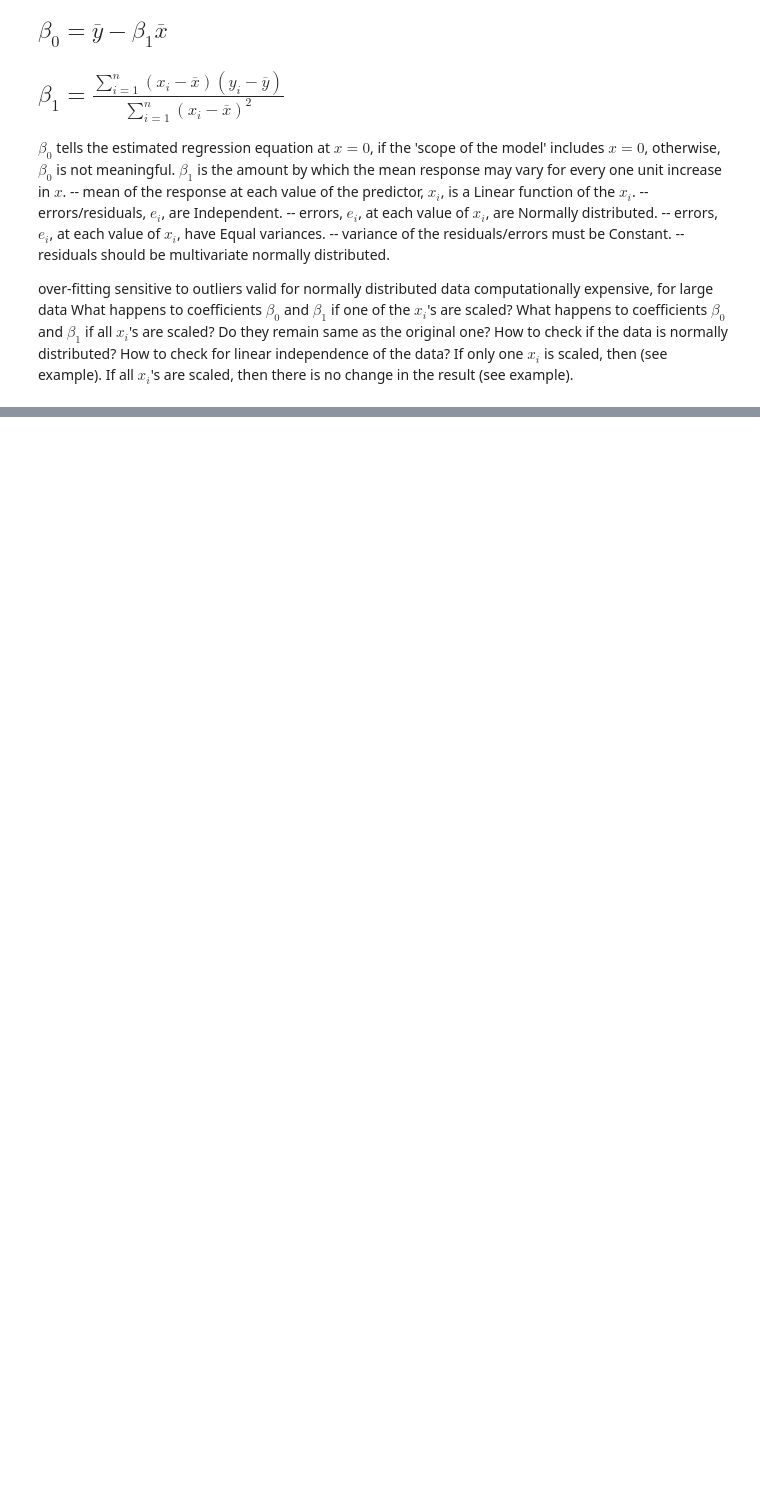
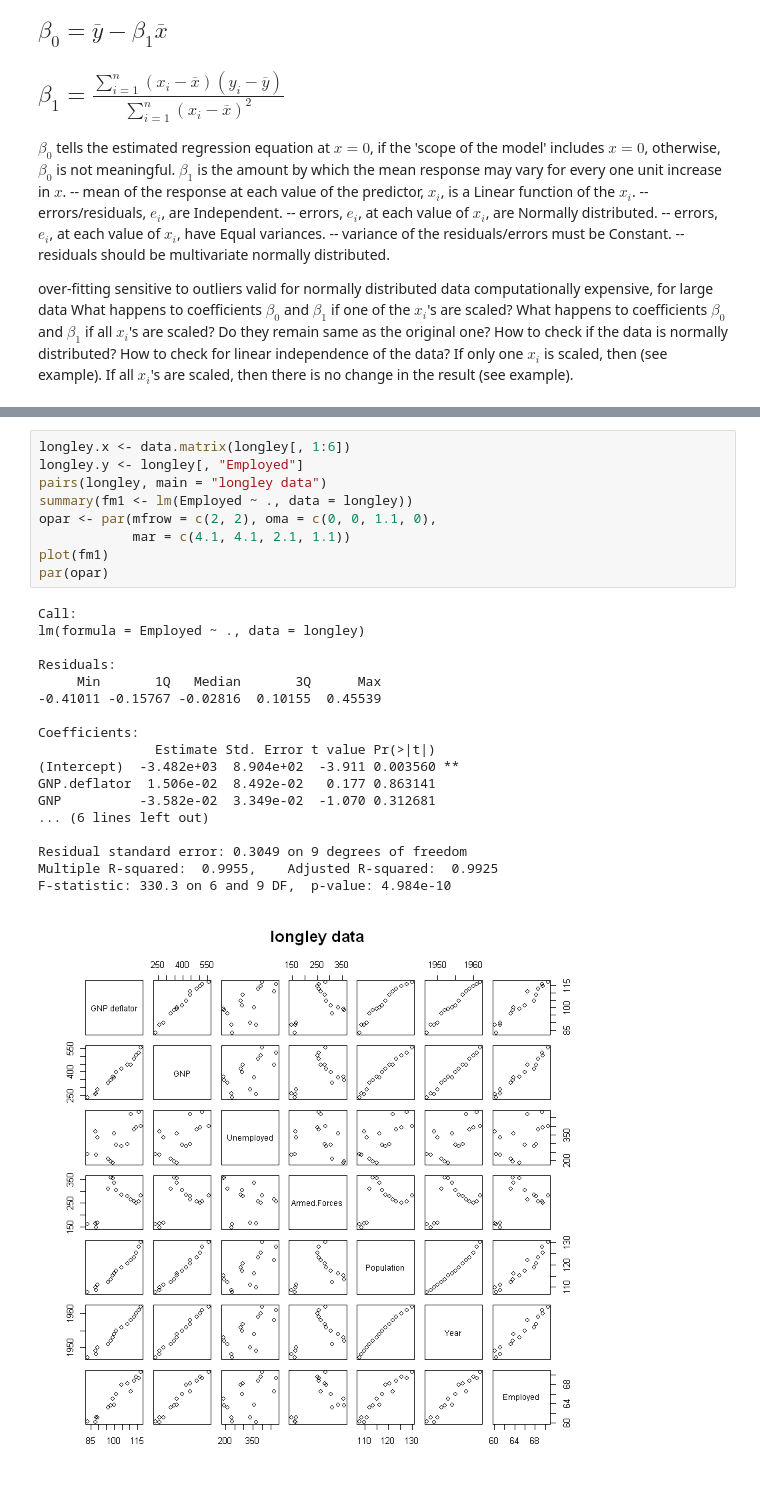
Before and after one commit to madhurima-nath/regression_and_predictions, a Jupyter notebook: regression_prediction.ipynb, the cells around one changed output, grey strips where cells are left out. Cells and saved outputs as stored; diff of their text form; blank space fills up the shorter version.

```diff
--- a/regression_prediction.ipynb
+++ b/regression_prediction.ipynb
@@ -72,0 +125,28 @@ head(longley)
+# %%
+longley.x <- data.matrix(longley[, 1:6])
+longley.y <- longley[, "Employed"]
+pairs(longley, main = "longley data")
+summary(fm1 <- lm(Employed ~ ., data = longley))
+opar <- par(mfrow = c(2, 2), oma = c(0, 0, 1.1, 0),
+            mar = c(4.1, 4.1, 2.1, 1.1))
+plot(fm1)
+par(opar)
+# %% [output]
+Call:
+lm(formula = Employed ~ ., data = longley)
+
+Residuals:
+     Min       1Q   Median       3Q      Max
+-0.41011 -0.15767 -0.02816  0.10155  0.45539
+
+Coefficients:
+               Estimate Std. Error t value Pr(>|t|)
+(Intercept)  -3.482e+03  8.904e+02  -3.911 0.003560 **
+GNP.deflator  1.506e-02  8.492e-02   0.177 0.863141
+GNP          -3.582e-02  3.349e-02  -1.070 0.312681
+... (6 lines left out)
+
+Residual standard error: 0.3049 on 9 degrees of freedom
+Multiple R-squared:  0.9955,    Adjusted R-squared:  0.9925
+F-statistic: 330.3 on 6 and 9 DF,  p-value: 4.984e-10
+[figure, added]
```
Also changed, not shown: parts of 14 cells of this notebook.
